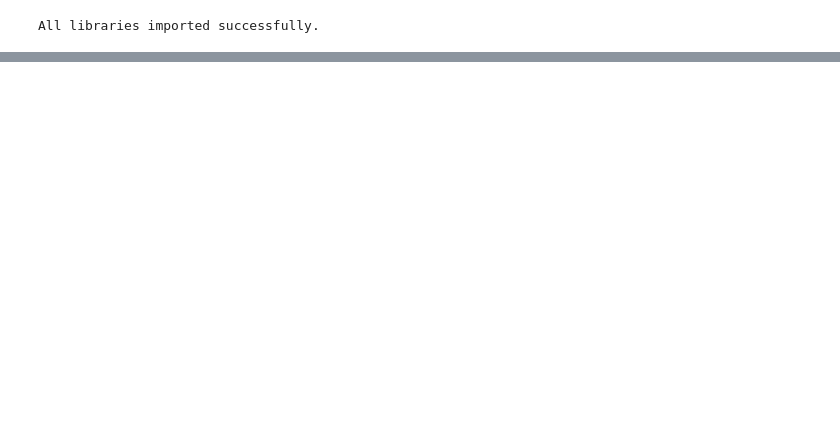
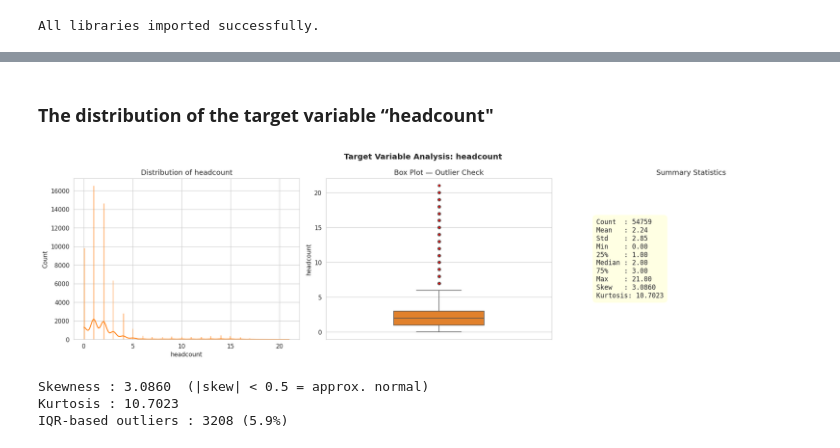
Before and after one commit to MIL-Project2/DR-DT, a Jupyter notebook: Occupancy_Prediction_Ver1_3.ipynb, the cells around one changed output, grey strips where cells are left out. Cells and saved outputs as stored; diff of their text form; code cells hidden in the pictures; blank space fills up the shorter version.

```diff
--- a/Occupancy_Prediction_Ver1_3.ipynb
+++ b/Occupancy_Prediction_Ver1_3.ipynb
@@ -61,0 +103,48 @@ df = pd.read_csv('Occupancy-Prediction_Generated_Ver_1_3.csv', delimiter=',')
+# %% [markdown]
+### **The distribution of the target variable “headcount"**
+# %%
+fig, axes = plt.subplots(1, 3, figsize=(18, 5))
+
+# Histogram + KDE
+sns.histplot(df['headcount'], kde=True, ax=axes[0], color='tab:orange', edgecolor='white')
+axes[0].set_title('Distribution of headcount')
+axes[0].set_xlabel('headcount'); axes[0].set_ylabel('Count')
+
+# Box plot — outlier check
+sns.boxplot(y=df['headcount'], ax=axes[1], color='tab:orange', width=0.4,
+            flierprops=dict(marker='o', markerfacecolor='red', markersize=4))
+axes[1].set_title('Box Plot — Outlier Check')
+axes[1].set_ylabel('headcount')
+
+# Summary statistics panel
+desc = df['headcount'].describe()
+lines = [f"Count  : {desc['count']:.0f}",
+         f"Mean   : {desc['mean']:.2f}",
+         f"Std    : {desc['std']:.2f}",
+         f"Min    : {desc['min']:.2f}",
+         f"25%    : {desc['25%']:.2f}",
+         f"Median : {desc['50%']:.2f}",
+         f"75%    : {desc['75%']:.2f}",
+         f"Max    : {desc['max']:.2f}",
+         f"Skew   : {df['headcount'].skew():.4f}",
+         f"Kurtosis: {df['headcount'].kurtosis():.4f}"]
+axes[2].axis('off')
+axes[2].text(0.08, 0.5, '\n'.join(lines), transform=axes[2].transAxes,
+             fontsize=11, verticalalignment='center', fontfamily='monospace',
+             bbox=dict(boxstyle='round,pad=0.6', facecolor='lightyellow', alpha=0.9))
+axes[2].set_title('Summary Statistics')
+
+plt.suptitle('Target Variable Analysis: headcount', fontweight='bold', fontsize=13)
+plt.tight_layout(); plt.show()
+
+print(f"Skewness : {df['headcount'].skew():.4f}  (|skew| < 0.5 = approx. normal)")
+print(f"Kurtosis : {df['headcount'].kurtosis():.4f}")
+q1, q3 = df['headcount'].quantile([0.25, 0.75])
+iqr = q3 - q1
+outliers = df[(df['headcount'] < q1 - 1.5*iqr) | (df['headcount'] > q3 + 1.5*iqr)]
+print(f"IQR-based outliers : {len(outliers)} ({len(outliers)/len(df)*100:.1f}%)")
+# %% [output]
+[figure, added]
+Skewness : 3.0860  (|skew| < 0.5 = approx. normal)
+Kurtosis : 10.7023
+IQR-based outliers : 3208 (5.9%)
```
Also changed, not shown: parts of 48 cells of this notebook.
